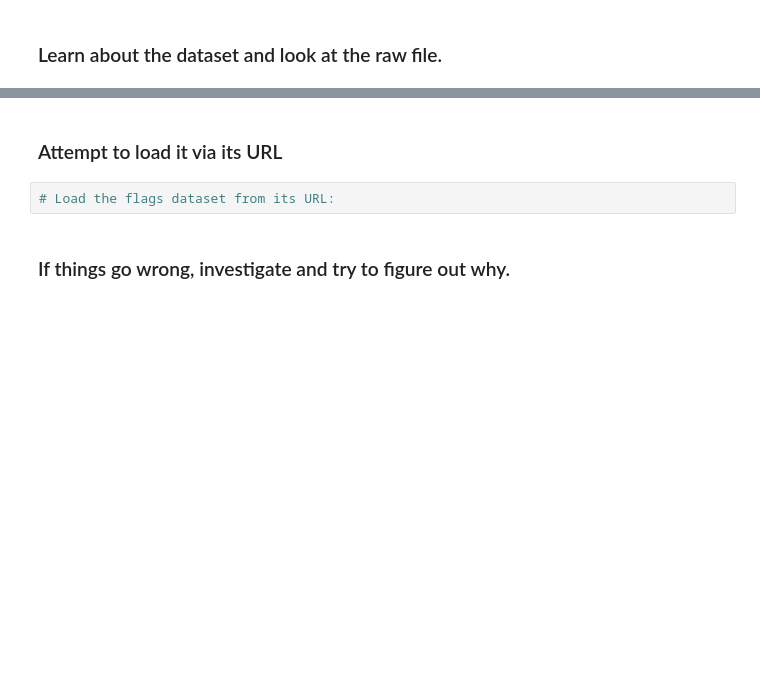
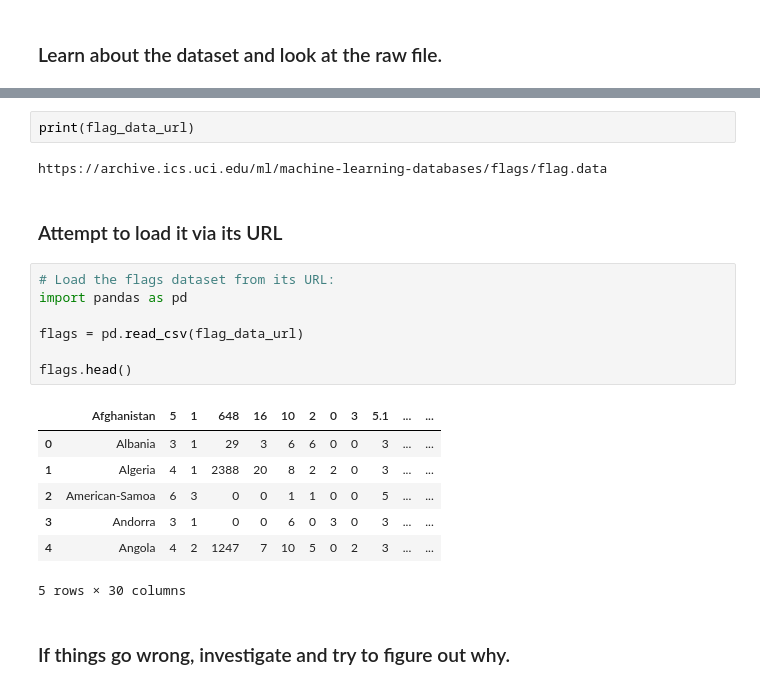
Before and after one commit to macjabeth/DS-Unit-1-Sprint-1-Data-Wrangling-and-Storytelling, a Jupyter notebook: module1-exploratory-data-analysis/LS_DS_111_Exploratory_Data_Analysis.ipynb, the cells around one changed output, grey strips where cells are left out. Saved outputs shown, nothing was run; the diff lists cells and outputs as text; blank space fills up the shorter version.

Commit message:
read data from disk

```diff
--- a/module1-exploratory-data-analysis/LS_DS_111_Exploratory_Data_Analysis.ipynb
+++ b/module1-exploratory-data-analysis/LS_DS_111_Exploratory_Data_Analysis.ipynb
@@ -148,7 +166,24 @@ flag_data_url = 'https://archive.ics.uci.edu/ml/machine-learning-databases/flags
+# %%
+print(flag_data_url)
+# %% [output]
+https://archive.ics.uci.edu/ml/machine-learning-databases/flags/flag.data
 # %% [markdown]
 ### Attempt to load it via its URL
 # %%
 # Load the flags dataset from its URL:
+import pandas as pd
+
+flags = pd.read_csv(flag_data_url)
+
+flags.head()
+# %% [output]
+|  | Afghanistan | 5 | 1 | 648 | 16 | 10 | 2 | 0 | 3 | 5.1 | ... | ... |
+| 0 | Albania | 3 | 1 | 29 | 3 | 6 | 6 | 0 | 0 | 3 | ... | ... |
+| 1 | Algeria | 4 | 1 | 2388 | 20 | 8 | 2 | 2 | 0 | 3 | ... | ... |
+| 2 | American-Samoa | 6 | 3 | 0 | 0 | 1 | 1 | 0 | 0 | 5 | ... | ... |
+| 3 | Andorra | 3 | 1 | 0 | 0 | 6 | 0 | 3 | 0 | 3 | ... | ... |
+| 4 | Angola | 4 | 2 | 1247 | 7 | 10 | 5 | 0 | 2 | 3 | ... | ... |
+5 rows × 30 columns
 # %% [markdown]
 ### If things go wrong, investigate and try to figure out why.
 # %%
```
Also changed, not shown: parts of 3 cells of this notebook, 1 other file.
